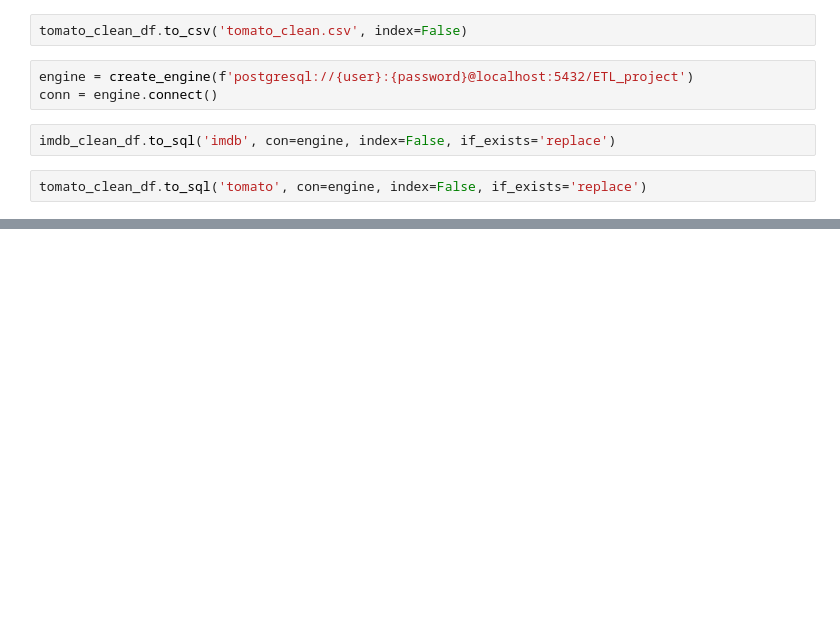
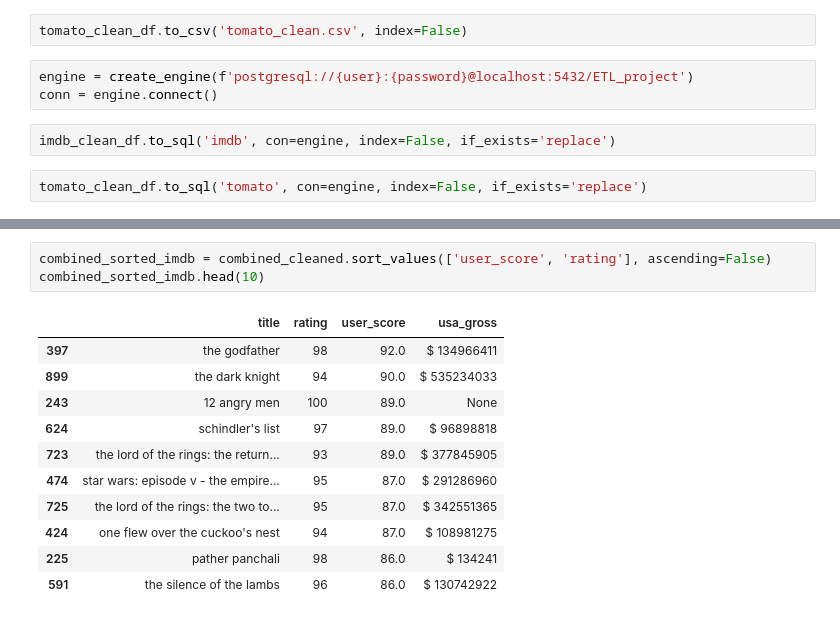
Before and after one commit to c-kleerun/ETL-project, a Jupyter notebook: ETL.ipynb, the cells around one changed output, grey strips where cells are left out. Cells and saved outputs as stored; diff of their text form; blank space fills up the shorter version.

```diff
--- a/ETL.ipynb
+++ b/ETL.ipynb
@@ -139,0 +179,15 @@ combined.head()
+# %%
+combined_sorted_imdb = combined_cleaned.sort_values(['user_score', 'rating'], ascending=False)
+combined_sorted_imdb.head(10)
+# %% [output]
+|  | title | rating | user_score | usa_gross |
+| 397 | the godfather | 98 | 92.0 | $ 134966411 |
+| 899 | the dark knight | 94 | 90.0 | $ 535234033 |
+| 243 | 12 angry men | 100 | 89.0 | None |
+| 624 | schindler's list | 97 | 89.0 | $ 96898818 |
+| 723 | the lord of the rings: the return... | 93 | 89.0 | $ 377845905 |
+| 474 | star wars: episode v - the empire... | 95 | 87.0 | $ 291286960 |
+| 725 | the lord of the rings: the two to... | 95 | 87.0 | $ 342551365 |
+| 424 | one flew over the cuckoo's nest | 94 | 87.0 | $ 108981275 |
+| 225 | pather panchali | 98 | 86.0 | $ 134241 |
+| 591 | the silence of the lambs | 96 | 86.0 | $ 130742922 |
```
Also changed, not shown: parts of 4 cells of this notebook.
